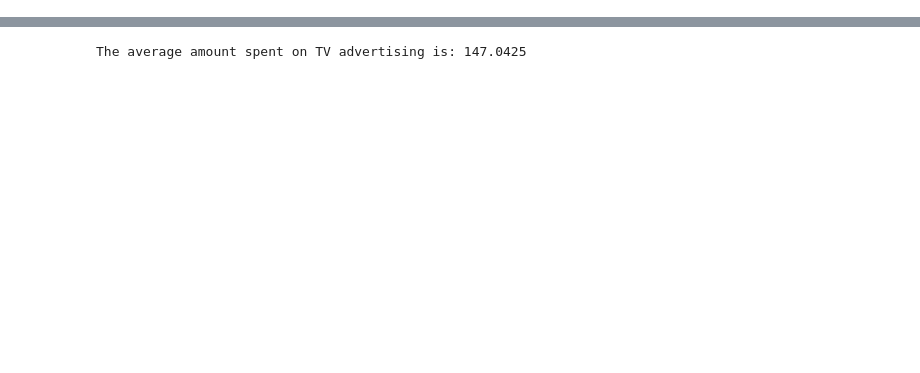
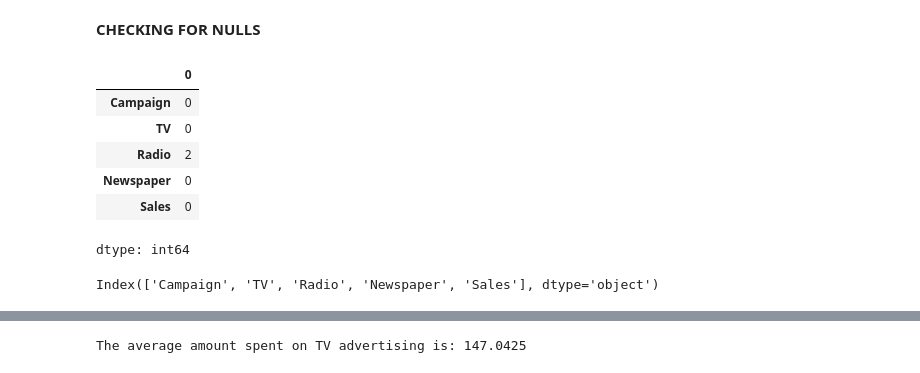
Before and after one commit to anikashaji/Finlatics-Projetcs, a Jupyter notebook: Sales_Prediction_Analysis.ipynb, the cells around one changed output, grey strips where cells are left out. Drawn from its saved outputs; the diff is of its cells as text; code cells hidden in the pictures; blank space fills up the shorter version.

```diff
--- a/Sales_Prediction_Analysis.ipynb
+++ b/Sales_Prediction_Analysis.ipynb
@@ -3,0 +14,18 @@ df = pd.read_csv('/content/advertising_sales_data.csv')
+# %% [markdown]
+**CHECKING FOR NULLS**
+# %%
+df.isnull().sum()
+# %% [output]
+|  | 0 |
+| Campaign | 0 |
+| TV | 0 |
+| Radio | 2 |
+| Newspaper | 0 |
+| Sales | 0 |
+dtype: int64
+# %%
+from sklearn.impute import SimpleImputer
+imputer = SimpleImputer()
+df.columns
+# %% [output]
+Index(['Campaign', 'TV', 'Radio', 'Newspaper', 'Sales'], dtype='object')
```
Also changed, not shown: parts of 52 cells of this notebook.
